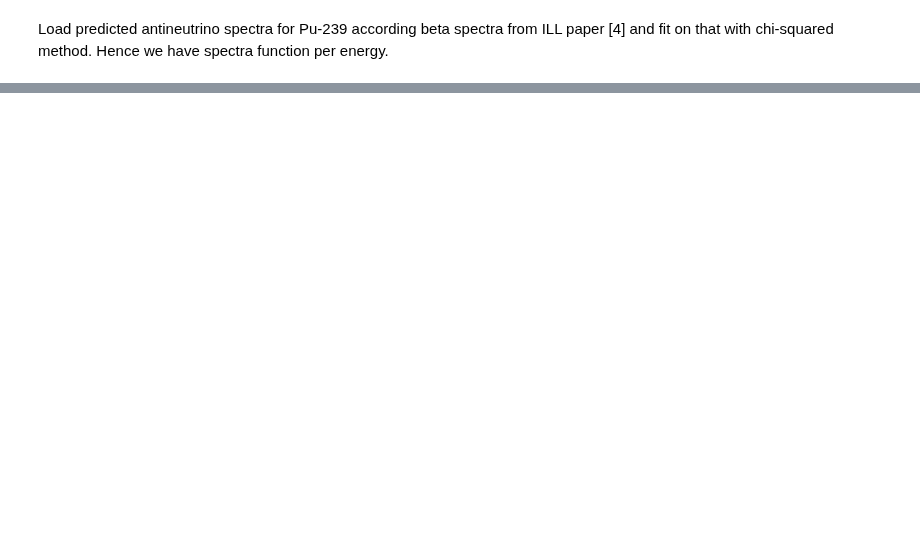
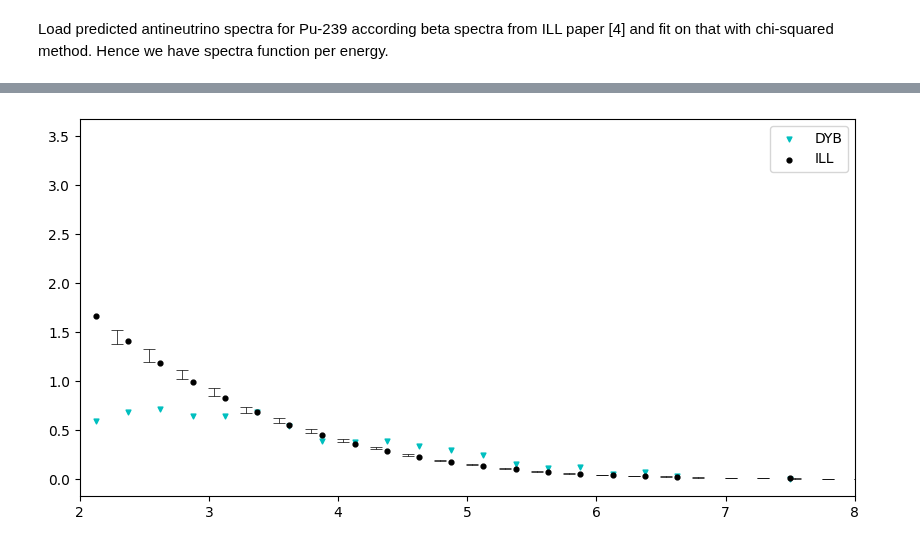
Before and after one commit to dehpour/Reactor-Antineutrino-Flux-Analysis, a Jupyter notebook: ILL's Phenomenological Model Predicted Antineutrino Flux Compare with Recently Observations.ipynb, the cells around one changed output, grey strips where cells are left out. Saved outputs shown, nothing was run; the diff lists cells and outputs as text; code cells hidden in the pictures; blank space fills up the shorter version.

```diff
--- a/ILL's Phenomenological Model Predicted Antineutrino Flux Compare with Recently Observations.ipynb
+++ b/ILL's Phenomenological Model Predicted Antineutrino Flux Compare with Recently Observations.ipynb
@@ -90,7 +87,7 @@ from sympy.abc import a,b,c,d,e,f
 chi_sq = []
 
 for i in range (len(N_ILL_239Pu)):
-    chi_sq.append(((np.log(N_ILL_239Pu[i]) - (a + b*(E_ILL_239Pu[i]) + c*(E_ILL_239Pu[i])**2 + d*(E_ILL_239Pu[i])**3 + e*(E_ILL_239Pu[i])**4+f*(E_ILL_239Pu[i])**5))/np.log((err_ILL_239Pu[i]*N_ILL_239Pu[i])/100))**2)
+    chi_sq.append((((N_ILL_239Pu[i]) - (a + b*(E_ILL_239Pu[i]) + c*(E_ILL_239Pu[i])**2 + d*(E_ILL_239Pu[i])**3 + e*(E_ILL_239Pu[i])**4+f*(E_ILL_239Pu[i])**5))/((err_ILL_239Pu[i]*N_ILL_239Pu[i])/100))**2)
     i += 1
 
 chi_sq = sum(chi_sq)
@@ -118,2 +109,16 @@ Now we compare!
+# %%
+plt.figure(figsize=(10, 5),dpi=100)
+plt.xlim(2,8)
+
+plt.scatter(E_DYB_239Pu, N_DYB_239Pu, label="DYB", c='c', marker='v', s=12)
+
+plt.errorbar(E_ILL_239Pu+0.79, (N_ILL_239Pu), yerr=((err_ILL_239Pu*N_ILL_239Pu)/100), linestyle="None", c='black',capsize=4.5,capthick=0.5,elinewidth=0.5)
+
+plt.scatter(E_DYB_239Pu, (a_0_239Pu+a_1_239Pu*(E_DYB_239Pu-0.79)+a_2_239Pu*(E_DYB_239Pu-0.79)**2+a_3_239Pu*(E_DYB_239Pu-0.79)**3+a_4_239Pu*(E_DYB_239Pu-0.79)**4+a_5_239Pu*(E_DYB_239Pu-0.79)**5), label="ILL", c='black', marker='o', s=12)
+
+plt.legend()
+plt.show()
+# %% [output]
+[figure, added]
 # %%
 plt.figure(figsize=(10, 5),dpi=100)
```
Also changed, not shown: parts of 18 cells of this notebook.
